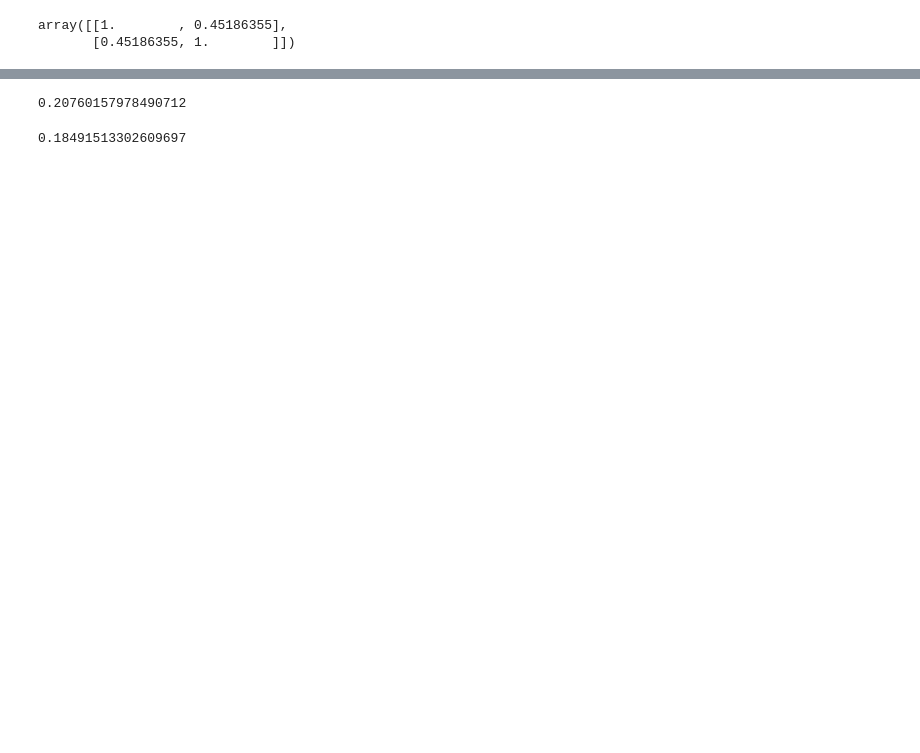
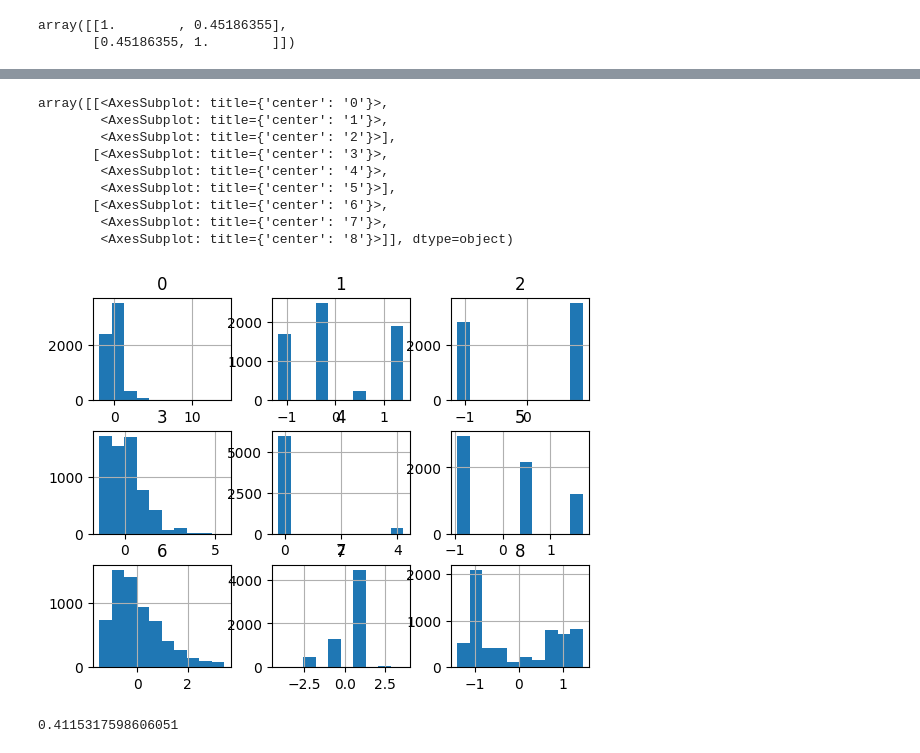
Before and after one commit to duckduckyaya/real-estate-price-prediction, a Jupyter notebook: model_training/training_model.ipynb, the cells around one changed output, grey strips where cells are left out. Saved outputs shown, nothing was run; the diff lists cells and outputs as text; code cells hidden in the pictures; blank space fills up the shorter version.

Commit message:
knn model

```diff
--- a/model_training/training_model.ipynb
+++ b/model_training/training_model.ipynb
@@ -113,22 +160,19 @@ array([[1.        , 0.45186355],
 # %%
-from sklearn import preprocessing
-from sklearn.linear_model import LinearRegression
+from sklearn.preprocessing import StandardScaler
+
 X_train, X_test, y_train, y_test = train_test_split(X,y,random_state=41,  test_size=0.2)
-
-# normalize = preprocessing.Normalizer()
-# X_train = normalize.transform(X_train)
-# X_test = normalize.transform(X_test)
-
-regression = LinearRegression()
-X_train = X_train.reshape(-1,1)
-regression.fit(X_train,y_train)
-regression.score(X_train, y_train)
+X_train = StandardScaler().fit_transform(X_train)
+X_test = StandardScaler().fit_transform(X_test)
-# %% [output]
-0.20760157978490712
-# %%
-# predict test set
-X_test= X_test.reshape(-1,1)
-regression.predict(X_test)
-regression.score(X_test, y_test)
-# %% [output]
-0.18491513302609697
+# %%
+pd.DataFrame(X_train).hist()
+# %% [output]
+array([[<AxesSubplot: title={'center': '0'}>,
+        <AxesSubplot: title={'center': '1'}>,
+        <AxesSubplot: title={'center': '2'}>],
+       [<AxesSubplot: title={'center': '3'}>,
+        <AxesSubplot: title={'center': '4'}>,
+        <AxesSubplot: title={'center': '5'}>],
+       [<AxesSubplot: title={'center': '6'}>,
+        <AxesSubplot: title={'center': '7'}>,
+        <AxesSubplot: title={'center': '8'}>]], dtype=object)
+[figure, added]
@@ -134,0 +181,6 @@ regression.score(X_test, y_test)
+# %%
+knn_model = KNeighborsClassifier(n_neighbors=3)
+knn_model.fit(X_train, y_train)
+knn_model.score(X_train,y_train)
+# %% [output]
+0.4115317598606051
```
Also changed, not shown: parts of 13 cells of this notebook.
